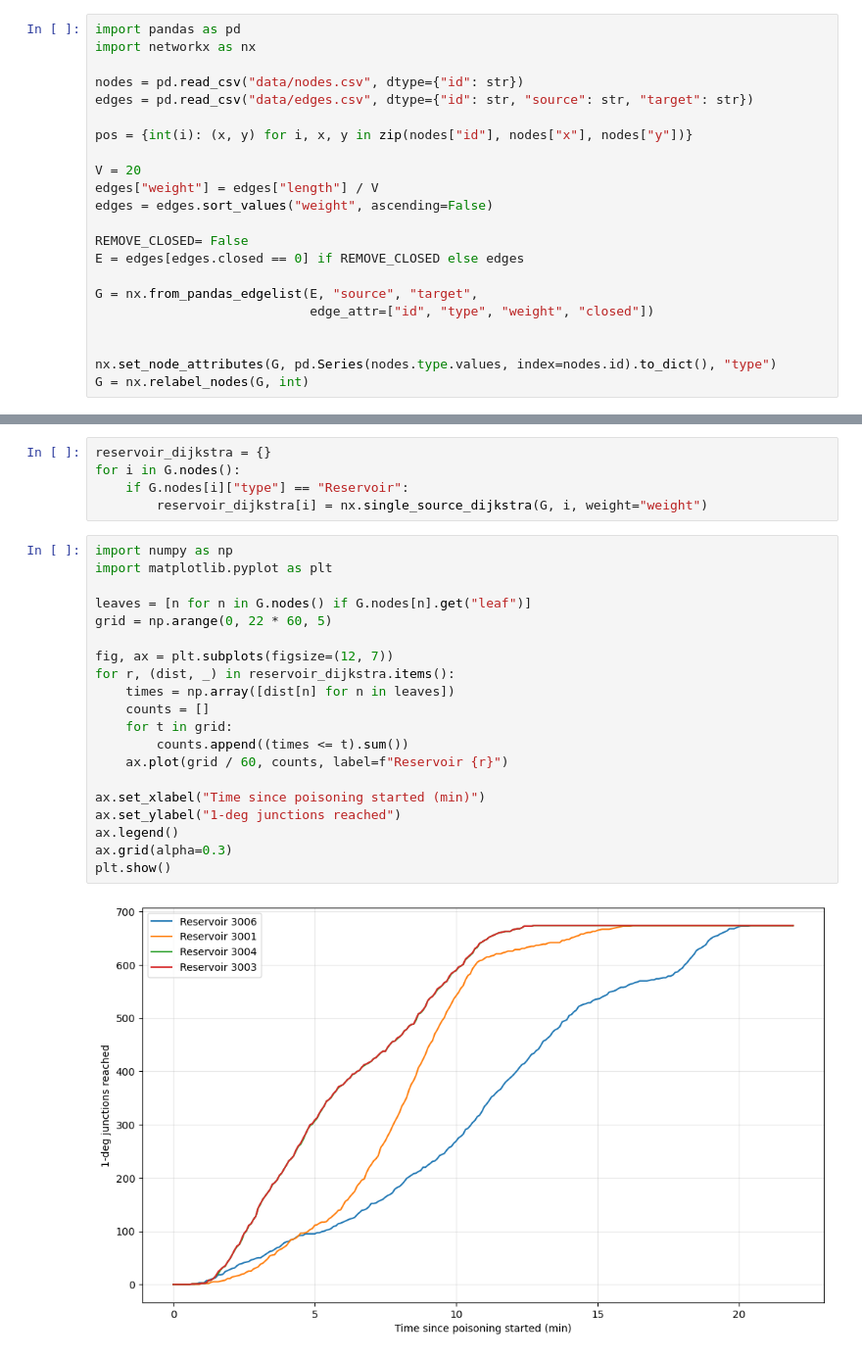
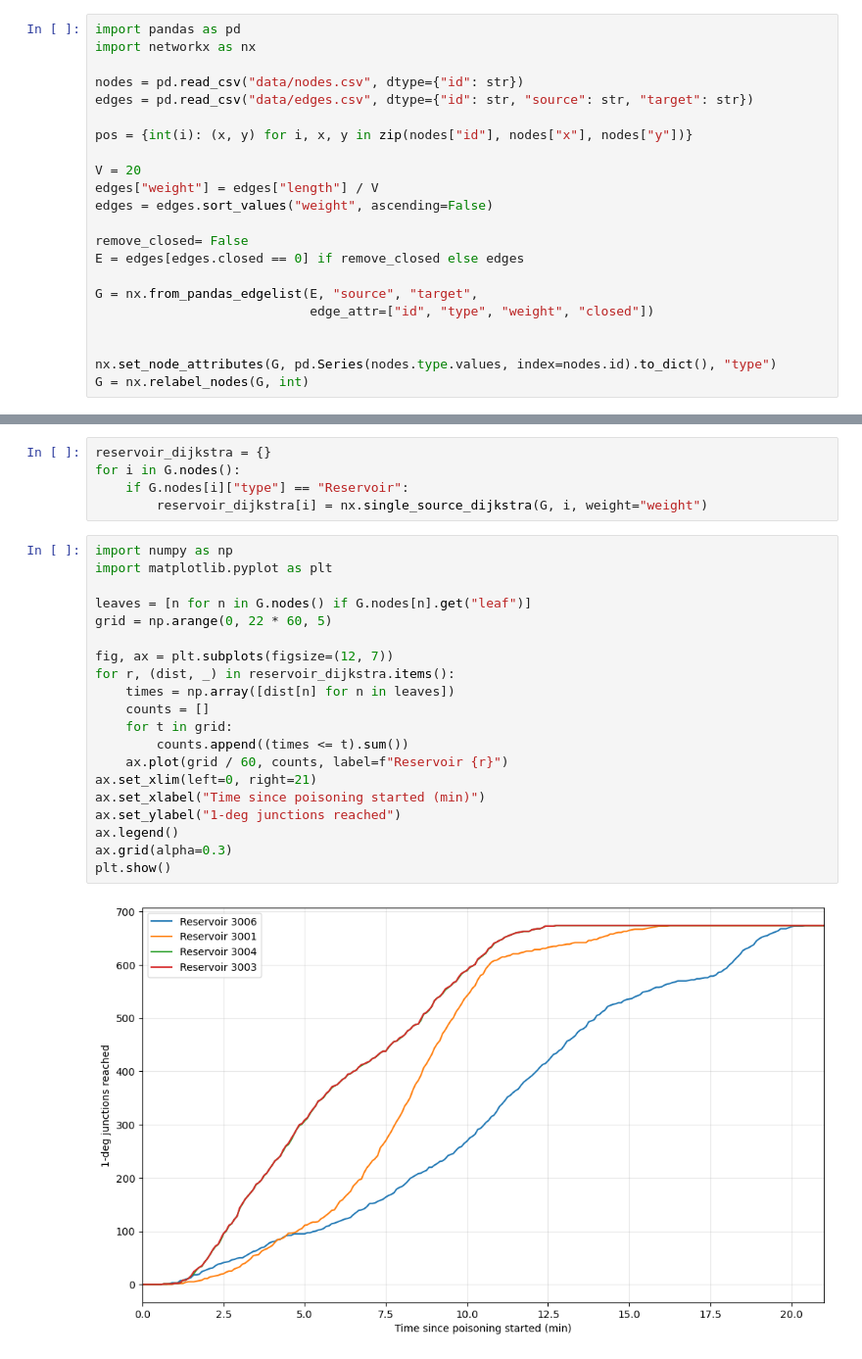
Before and after one commit to CapperTheRose16/Project-in-Network-Analysis, a Jupyter notebook: basic_inspection.ipynb, the cells around one changed output, grey strips where cells are left out. Shown at 98% size. Saved outputs shown, nothing was run; the diff lists cells and outputs as text.

```diff
--- a/basic_inspection.ipynb
+++ b/basic_inspection.ipynb
@@ -13,8 +13,8 @@ V = 20
 edges["weight"] = edges["length"] / V
 edges = edges.sort_values("weight", ascending=False)
 
-REMOVE_CLOSED= False
-E = edges[edges.closed == 0] if REMOVE_CLOSED else edges
+remove_closed= False
+E = edges[edges.closed == 0] if remove_closed else edges
 
 G = nx.from_pandas_edgelist(E, "source", "target",
                             edge_attr=["id", "type", "weight", "closed"])
@@ -58,22 +58,22 @@ for i in G.nodes():
 # %%
 import numpy as np
 import matplotlib.pyplot as plt
 
 leaves = [n for n in G.nodes() if G.nodes[n].get("leaf")]
 grid = np.arange(0, 22 * 60, 5)
 
 fig, ax = plt.subplots(figsize=(12, 7))
 for r, (dist, _) in reservoir_dijkstra.items():
     times = np.array([dist[n] for n in leaves])
     counts = []
     for t in grid:
         counts.append((times <= t).sum())
     ax.plot(grid / 60, counts, label=f"Reservoir {r}")
-
+ax.set_xlim(left=0, right=21)
 ax.set_xlabel("Time since poisoning started (min)")
 ax.set_ylabel("1-deg junctions reached")
 ax.legend()
 ax.grid(alpha=0.3)
 plt.show()
 # %% [output]
-[figure, old version]
+[figure, new version]
```
